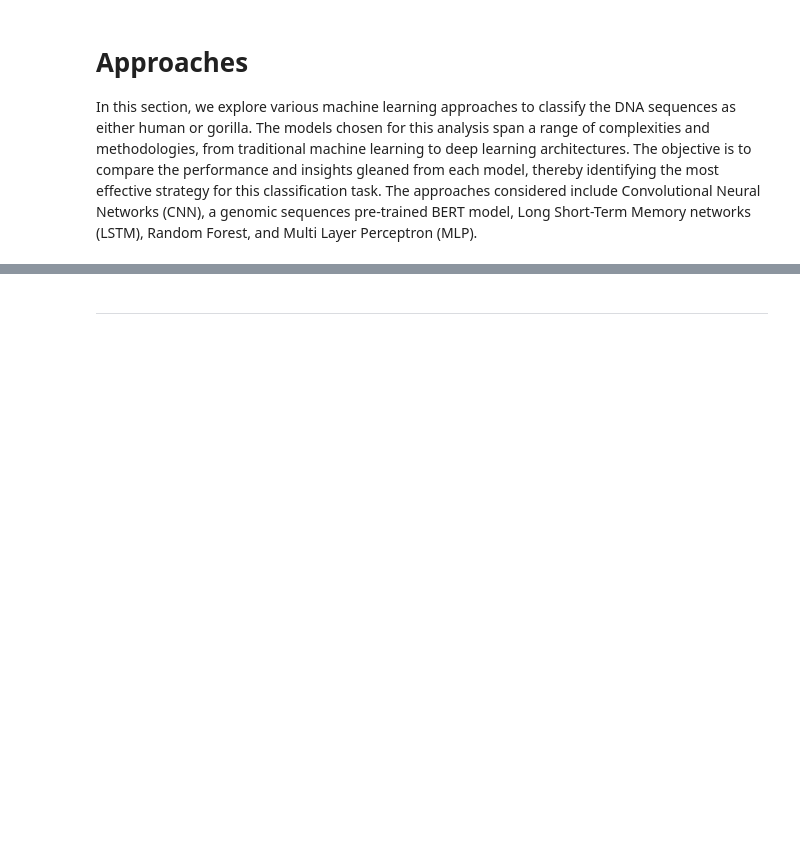
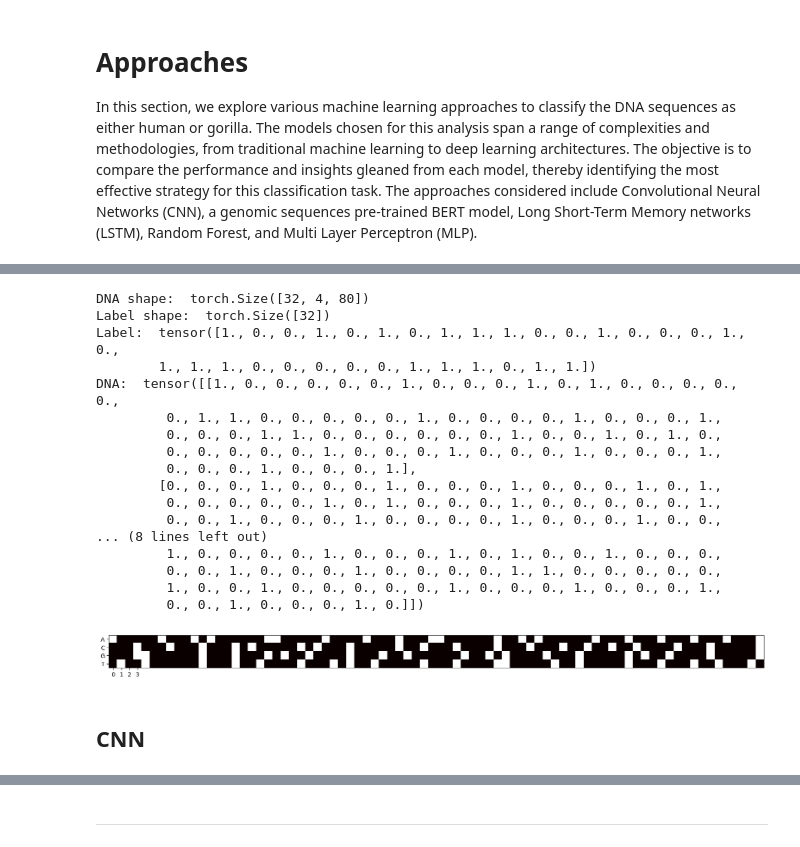
Before and after one commit to rnudb/PROJET-MLBIO, a Jupyter notebook: mlbio.ipynb, the cells around one changed output, grey strips where cells are left out. Saved outputs shown, nothing was run; the diff lists cells and outputs as text; code cells hidden in the pictures; blank space fills up the shorter version.

```diff
--- a/mlbio.ipynb
+++ b/mlbio.ipynb
@@ -112,0 +514,46 @@ Convolutional Neural Networks (CNN) are particularly adept at identifying patter
+# %%
+dataset = GenomeDatasetCNN(
+    df_train["genome_sequence"].to_numpy(), df_train["label"].to_numpy()
+)
+dataloader = DataLoader(dataset, batch_size=32)
+
+# print an example of the dataset
+dna, label = next(iter(dataloader))
+print("DNA shape: ", dna.shape)
+print("Label shape: ", label.shape)
+print("Label: ", label)
+print("DNA: ", dna[0])
+print_one_hot_encoded_dna(dna[0])  # Print the first DNA sequence of the batch
+
+# Make our test and train datasets and data loaders
+train_dataset = GenomeDatasetCNN(
+    df_train["genome_sequence"].to_numpy(), df_train["label"].to_numpy()
+)
+test_dataset = GenomeDatasetCNN(
+    df_test["genome_sequence"].to_numpy(), df_test["label"].to_numpy()
+)
+train_dataloader = DataLoader(
+    train_dataset, batch_size=32, shuffle=True, drop_last=True, pin_memory=True
+)
+test_dataloader = DataLoader(test_dataset, batch_size=32, shuffle=True)
+# %% [output]
+DNA shape:  torch.Size([32, 4, 80])
+Label shape:  torch.Size([32])
+Label:  tensor([1., 0., 0., 1., 0., 1., 0., 1., 1., 1., 0., 0., 1., 0., 0., 0., 1., 0.,
+        1., 1., 1., 0., 0., 0., 0., 0., 1., 1., 1., 0., 1., 1.])
+DNA:  tensor([[1., 0., 0., 0., 0., 0., 1., 0., 0., 0., 1., 0., 1., 0., 0., 0., 0., 0.,
+         0., 1., 1., 0., 0., 0., 0., 0., 1., 0., 0., 0., 0., 1., 0., 0., 0., 1.,
+         0., 0., 0., 1., 1., 0., 0., 0., 0., 0., 0., 1., 0., 0., 1., 0., 1., 0.,
+         0., 0., 0., 0., 0., 1., 0., 0., 0., 1., 0., 0., 0., 1., 0., 0., 0., 1.,
+         0., 0., 0., 1., 0., 0., 0., 1.],
+        [0., 0., 0., 1., 0., 0., 0., 1., 0., 0., 0., 1., 0., 0., 0., 1., 0., 1.,
+         0., 0., 0., 0., 0., 1., 0., 1., 0., 0., 0., 1., 0., 0., 0., 0., 0., 1.,
+         0., 0., 1., 0., 0., 0., 1., 0., 0., 0., 0., 1., 0., 0., 0., 1., 0., 0.,
+... (8 lines left out)
+         1., 0., 0., 0., 0., 1., 0., 0., 0., 1., 0., 1., 0., 0., 1., 0., 0., 0.,
+         0., 0., 1., 0., 0., 0., 1., 0., 0., 0., 0., 1., 1., 0., 0., 0., 0., 0.,
+         1., 0., 0., 1., 0., 0., 0., 0., 0., 1., 0., 0., 0., 1., 0., 0., 0., 1.,
+         0., 0., 1., 0., 0., 0., 1., 0.]])
+[figure, added]
+# %% [markdown]
+## CNN
```
Also changed, not shown: parts of 104 cells of this notebook.
